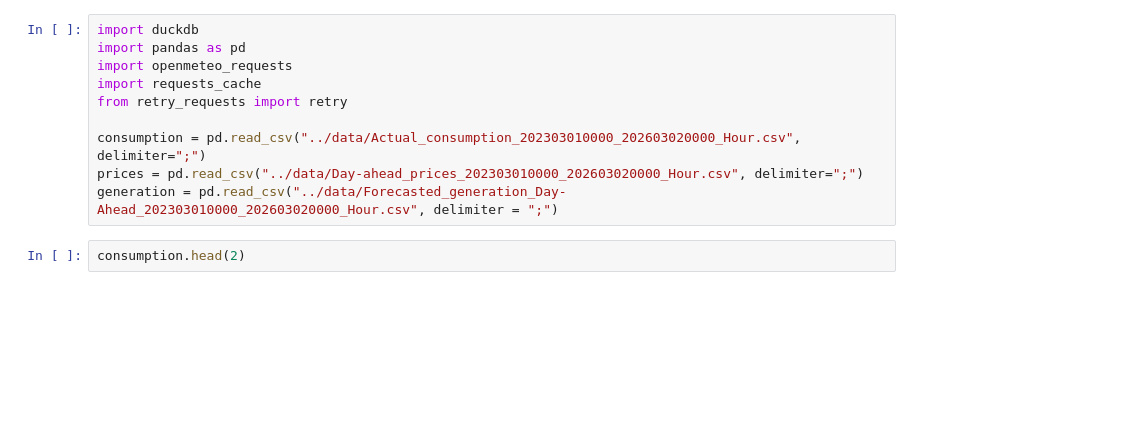
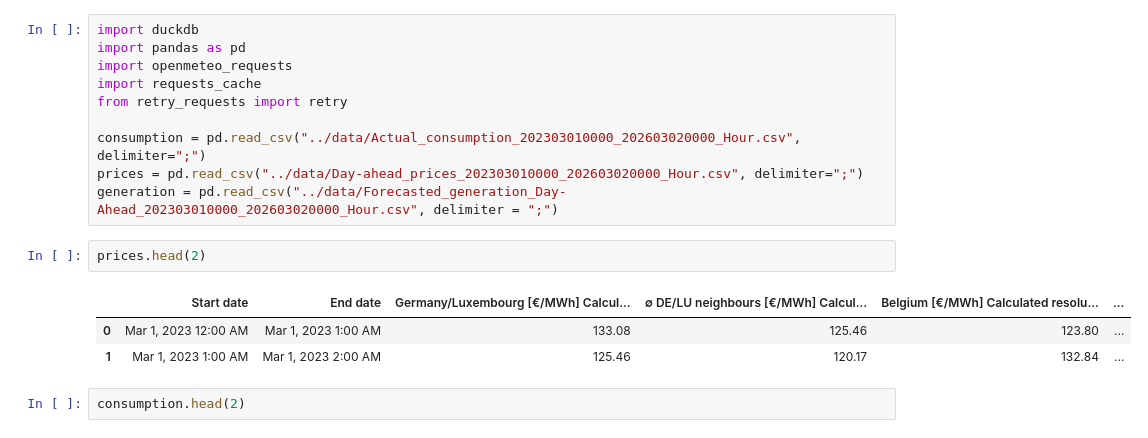
Before and after one commit to Josip007/WattWise, a Jupyter notebook: notebooks/EDA-and-modeling.ipynb, the cells around one changed output. Drawn from its saved outputs; the diff is of its cells as text; blank space fills up the shorter version.

Commit message:
combining tables

```diff
--- a/notebooks/EDA-and-modeling.ipynb
+++ b/notebooks/EDA-and-modeling.ipynb
@@ -147,6 +147,12 @@ from retry_requests import retry
 consumption = pd.read_csv("../data/Actual_consumption_202303010000_202603020000_Hour.csv", delimiter=";")
 prices = pd.read_csv("../data/Day-ahead_prices_202303010000_202603020000_Hour.csv", delimiter=";")
 generation = pd.read_csv("../data/Forecasted_generation_Day-Ahead_202303010000_202603020000_Hour.csv", delimiter = ";")
+# %%
+prices.head(2)
+# %% [output]
+|  | Start date | End date | Germany/Luxembourg [€/MWh] Calcul... | ∅ DE/LU neighbours [€/MWh] Calcul... | Belgium [€/MWh] Calculated resolu... | ... |
+| 0 | Mar 1, 2023 12:00 AM | Mar 1, 2023 1:00 AM | 133.08 | 125.46 | 123.80 | ... |
+| 1 | Mar 1, 2023 1:00 AM | Mar 1, 2023 2:00 AM | 125.46 | 120.17 | 132.84 | ... |
 # %%
 consumption.head(2)
 # %% [output]
```
Also changed, not shown: parts of 3 cells of this notebook.
